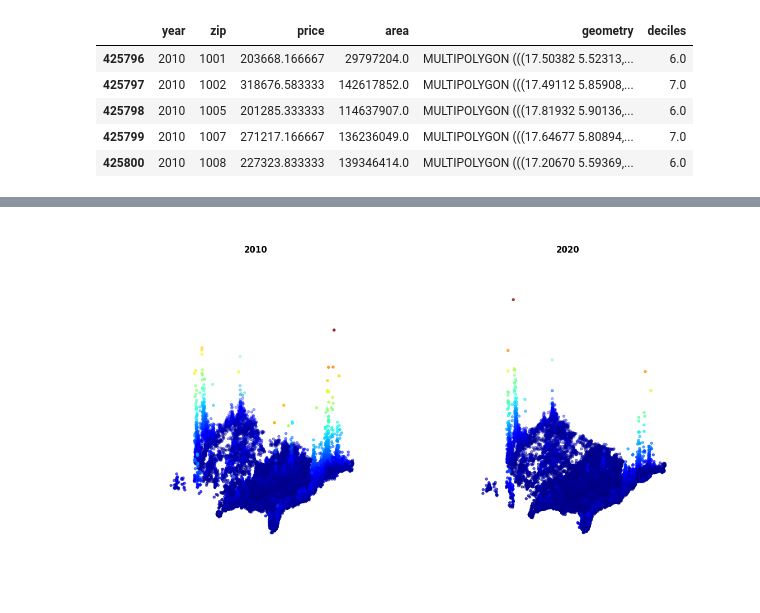
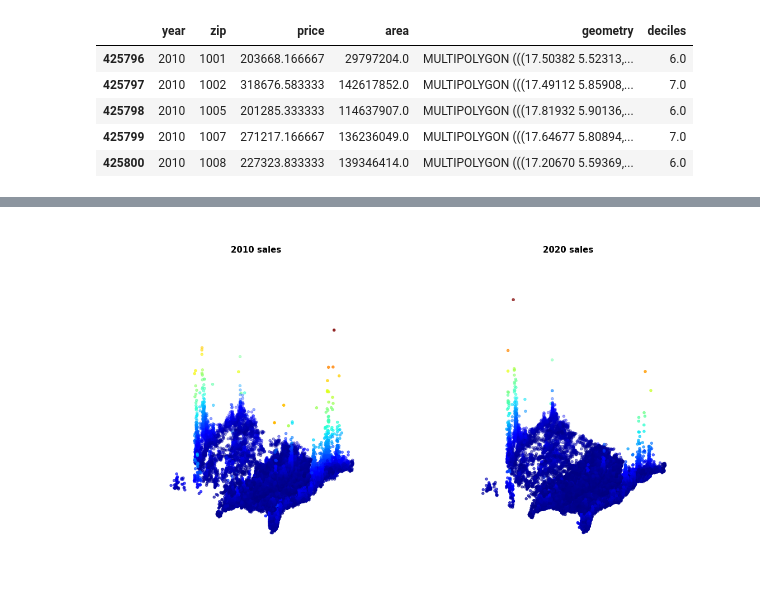
Before and after one commit to asrenninger/wrangling, a Jupyter notebook: python/hw1_sandbox.ipynb, the cells around one changed output, grey strips where cells are left out. Drawn from its saved outputs; the diff is of its cells as text; code cells hidden in the pictures.

```diff
--- a/python/hw1_sandbox.ipynb
+++ b/python/hw1_sandbox.ipynb
@@ -277,29 +281,29 @@ testing.head()
 # %%
 fig = plt.figure(figsize=(20,12))
 
 ax = fig.add_subplot(1, 2, 1, projection='3d')
 
 x = testing[testing['year']==2010].X
 y = testing[testing['year']==2010].Y
 z = testing[testing['year']==2010].price
 
 past = ax.scatter3D(x, y, z, c=z, cmap='jet')
 ax.view_init(30, 300)
 ax.set_axis_off()
-ax.set_title('2010', size=15, weight='bold')
+ax.set_title('2010 sales', size=15, weight='bold')
 
 ax = fig.add_subplot(1, 2, 2, projection='3d')
 
 x = testing[testing['year']==2020].X
 y = testing[testing['year']==2020].Y
 z = testing[testing['year']==2020].price
 
 pres = ax.scatter3D(x, y, z, c=z, cmap='jet')
 ax.view_init(30, 300)
 ax.set_axis_off()
-ax.set_title('2020', size=15, weight='bold')
+ax.set_title('2020 sales', size=15, weight='bold')
 
 plt.subplots_adjust(wspace=0, hspace=0)
 plt.show()
 # %% [output]
-[figure, old version]
+[figure, new version]
```
Also changed, not shown: parts of 3 cells of this notebook, 2 other files.
